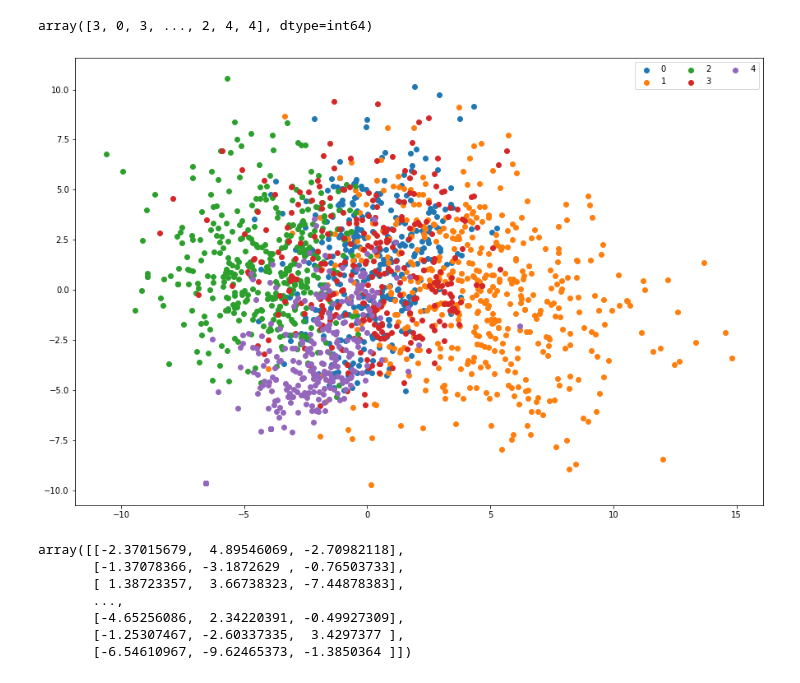
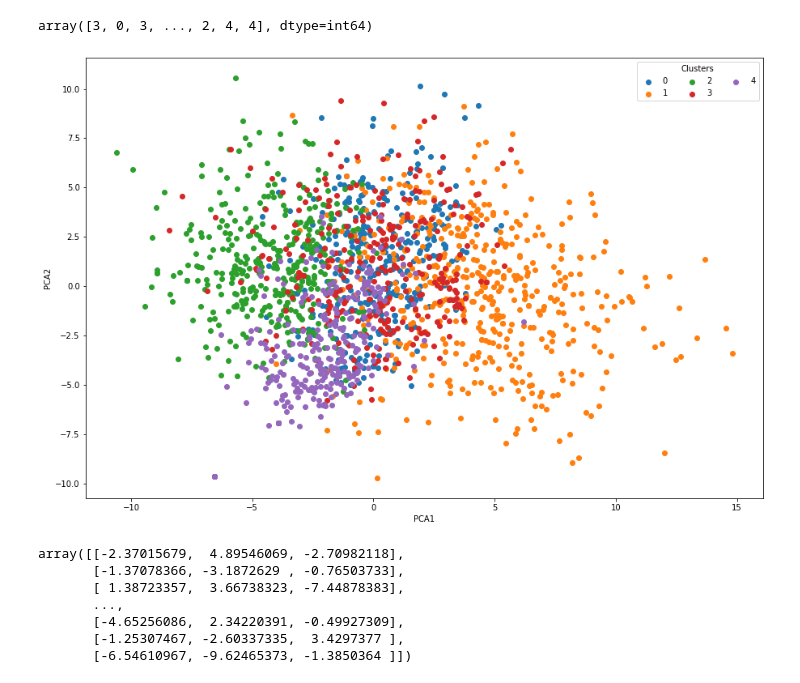
Before and after one commit to susieavagyan/capstone-cancer-subtyping, a Jupyter notebook: DEC.ipynb, the cells around one changed output. Drawn from its saved outputs; the diff is of its cells as text; code cells hidden in the pictures.

```diff
--- a/DEC.ipynb
+++ b/DEC.ipynb
@@ -443,16 +443,18 @@ array([3, 0, 3, ..., 2, 4, 4], dtype=int64)
 # %%
 #Getting unique labels
 
 u_labels = np.unique(y_pred)
 
 #plotting the results:
 plt.figure(figsize=(15,10))
 for i in u_labels:
     plt.scatter(df_pca[y_pred == i, 0] , df_pca[y_pred == i , 1] , label = i)
-plt.legend(ncol = 3)
+plt.legend(title = "Clusters", ncol = 3)
+plt.xlabel("PCA1")
+plt.ylabel("PCA2")
 plt.show()
 # %% [output]
-[figure, old version]
+[figure, new version]
 # %%
 df_pca
 # %% [output]
```
